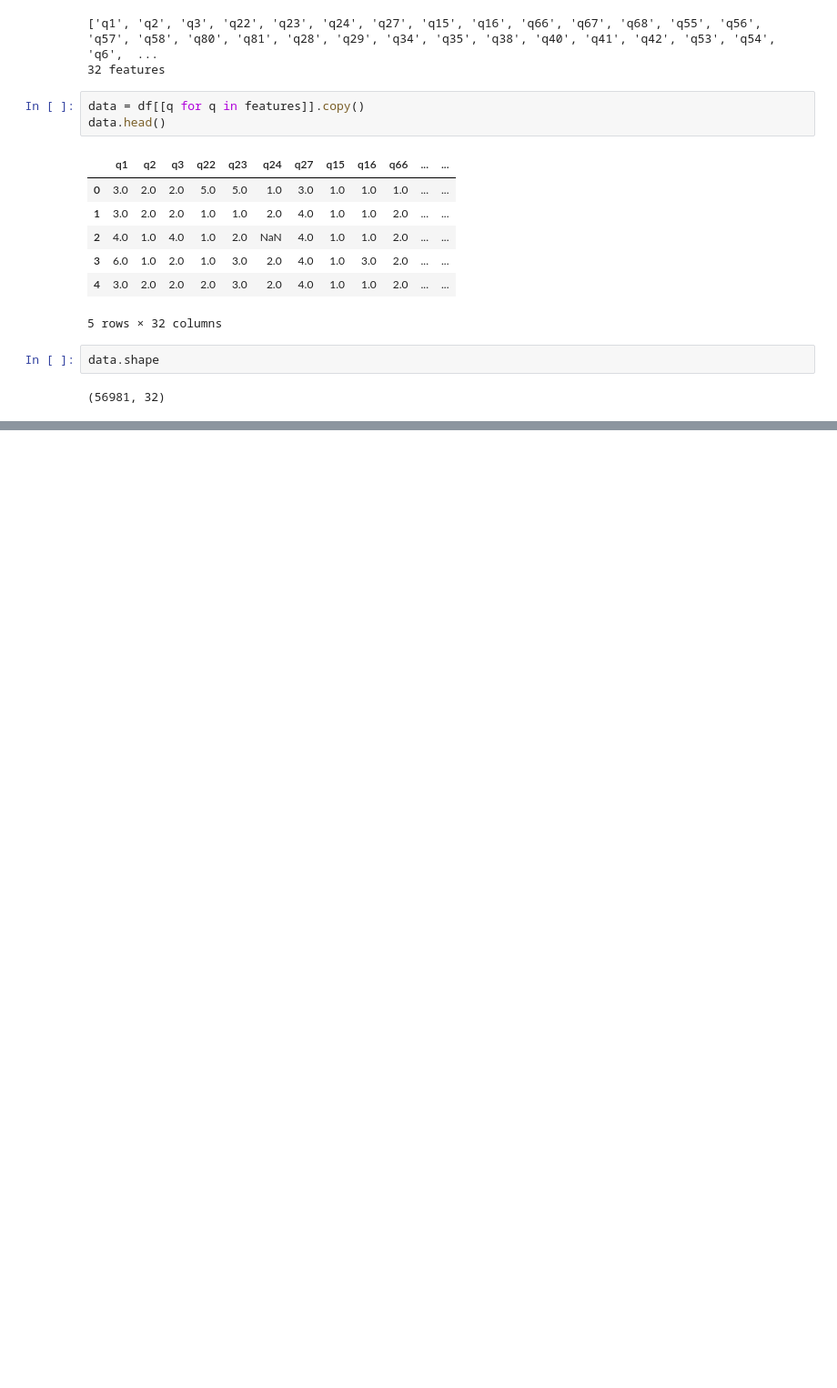
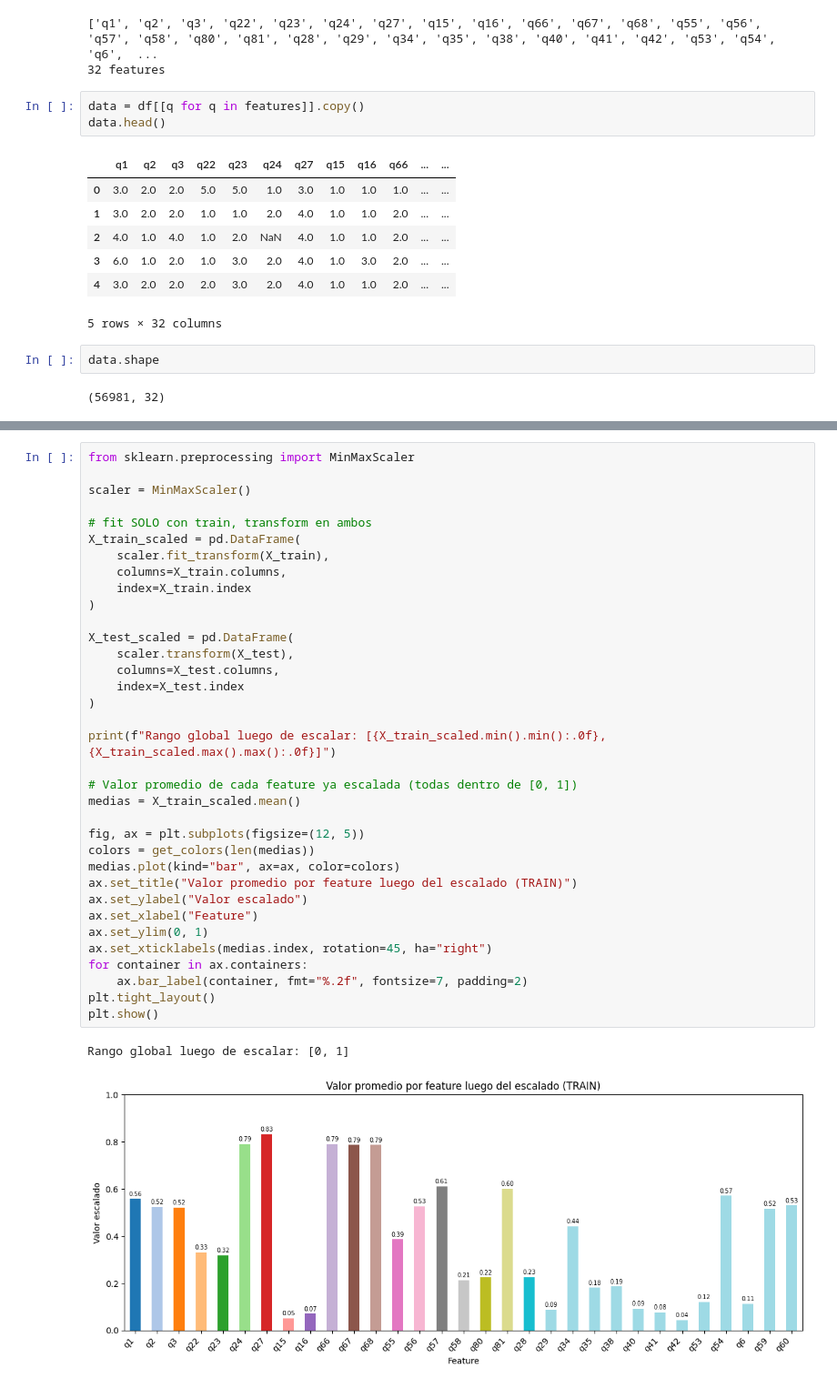
Before and after one commit to CimimUxMaio/tp_g10_AndD, a Jupyter notebook: EDA.ipynb, the cells around one changed output, grey strips where cells are left out. Shown at 91% size. Drawn from its saved outputs; the diff is of its cells as text; blank space fills up the shorter version.

```diff
--- a/EDA.ipynb
+++ b/EDA.ipynb
@@ -309,0 +501,38 @@ data.shape
+# %%
+from sklearn.preprocessing import MinMaxScaler
+
+scaler = MinMaxScaler()
+
+# fit SOLO con train, transform en ambos
+X_train_scaled = pd.DataFrame(
+    scaler.fit_transform(X_train),
+    columns=X_train.columns,
+    index=X_train.index
+)
+
+X_test_scaled = pd.DataFrame(
+    scaler.transform(X_test),
+    columns=X_test.columns,
+    index=X_test.index
+)
+
+print(f"Rango global luego de escalar: [{X_train_scaled.min().min():.0f}, {X_train_scaled.max().max():.0f}]")
+
+# Valor promedio de cada feature ya escalada (todas dentro de [0, 1])
+medias = X_train_scaled.mean()
+
+fig, ax = plt.subplots(figsize=(12, 5))
+colors = get_colors(len(medias))
+medias.plot(kind="bar", ax=ax, color=colors)
+ax.set_title("Valor promedio por feature luego del escalado (TRAIN)")
+ax.set_ylabel("Valor escalado")
+ax.set_xlabel("Feature")
+ax.set_ylim(0, 1)
+ax.set_xticklabels(medias.index, rotation=45, ha="right")
+for container in ax.containers:
+    ax.bar_label(container, fmt="%.2f", fontsize=7, padding=2)
+plt.tight_layout()
+plt.show()
+# %% [output]
+Rango global luego de escalar: [0, 1]
+[figure, added]
```
Also changed, not shown: parts of 32 cells of this notebook.
